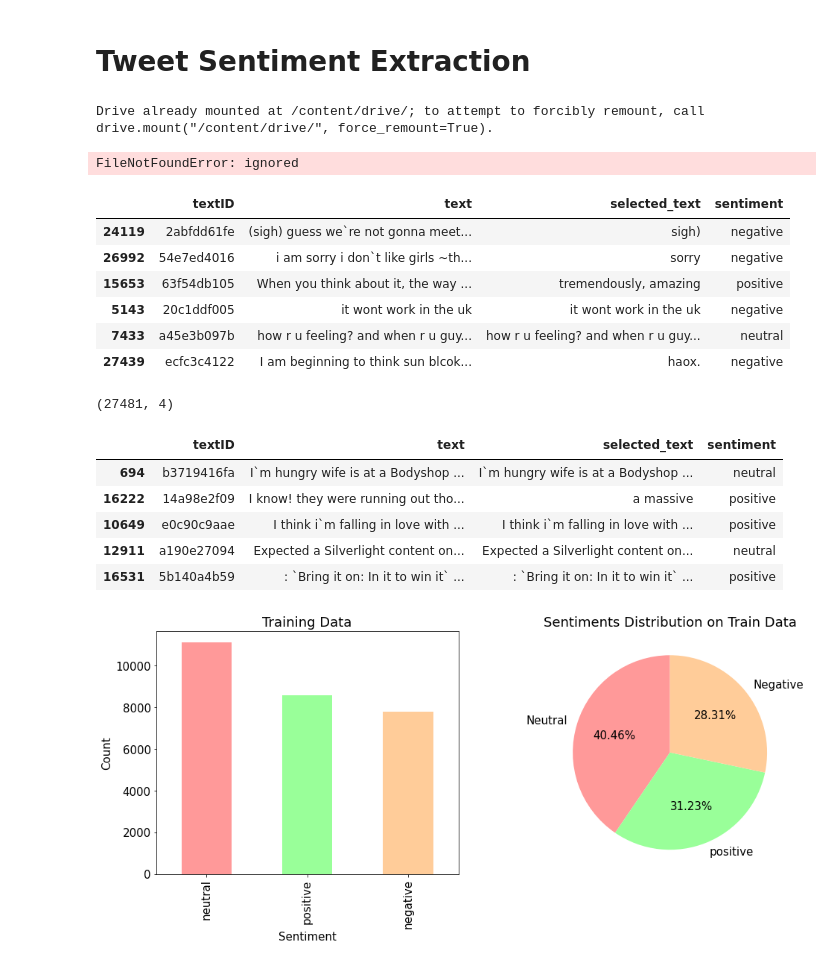
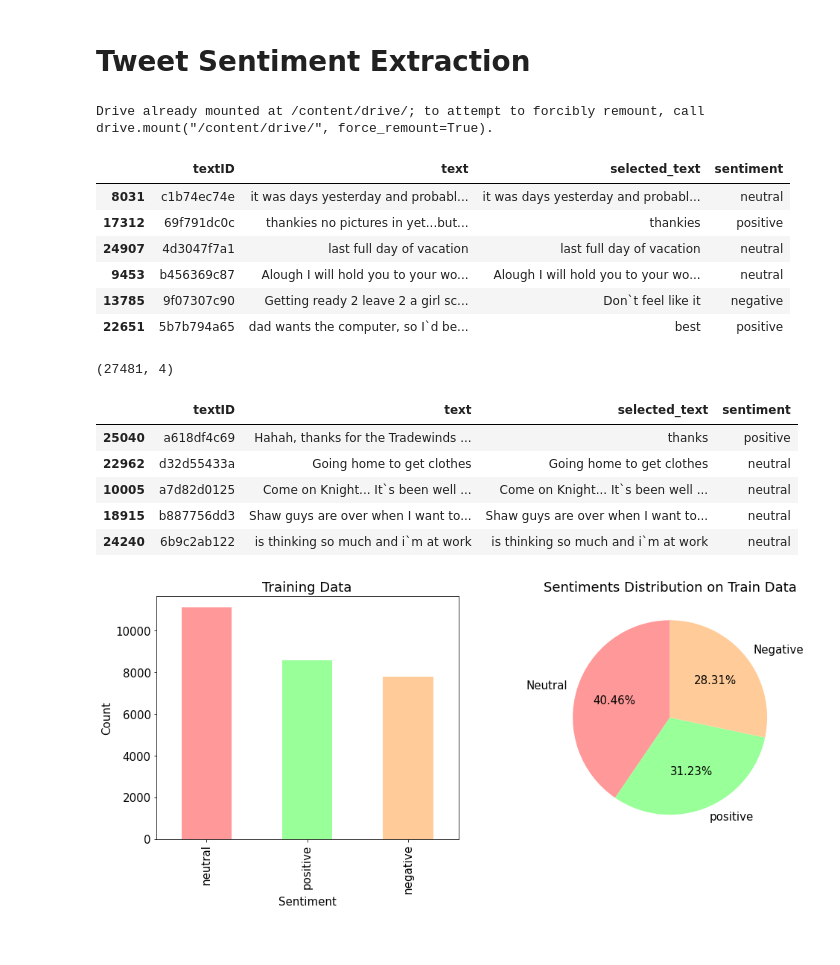
Before and after one commit to jrakhshanda/Text-Mining, a Jupyter notebook: text_mining.ipynb, the cells around one changed output. Cells and saved outputs as stored; diff of their text form; code cells hidden in the pictures.

```diff
--- a/text_mining.ipynb
+++ b/text_mining.ipynb
@@ -29,34 +29,31 @@ from torch.utils.data import Dataset, DataLoader
 # %%
 from google.colab import drive
 drive.mount('/content/drive/')
-os.chdir("https://drive.google.com/drive/u/0/my-drive")
-test = pd.read_csv('train.csv').fillna(' ')
 # %% [output]
 Drive already mounted at /content/drive/; to attempt to forcibly remount, call drive.mount("/content/drive/", force_remount=True).
-FileNotFoundError: ignored
 # %%
-df_train = pd.read_csv('train.csv').fillna(' ')
-df_test = pd.read_csv('test.csv').fillna(' ')
+df_train = pd.read_csv('/content/drive/MyDrive/train.csv',keep_default_na=False)
+df_test = pd.read_csv('/content/drive/MyDrive/test.csv',keep_default_na=False)
 df_train.sample(6)
 # %% [output]
 |  | textID | text | selected_text | sentiment |
-| 24119 | 2abfdd61fe | (sigh) guess we`re not gonna meet... | sigh) | negative |
-| 26992 | 54e7ed4016 | i am sorry i don`t like girls ~th... | sorry | negative |
-| 15653 | 63f54db105 | When you think about it, the way ... | tremendously, amazing | positive |
-| 5143 | 20c1ddf005 | it wont work in the uk | it wont work in the uk | negative |
-| 7433 | a45e3b097b | how r u feeling? and when r u guy... | how r u feeling? and when r u guy... | neutral |
-| 27439 | ecfc3c4122 | I am beginning to think sun blcok... | haox. | negative |
+| 8031 | c1b74ec74e | it was days yesterday and probabl... | it was days yesterday and probabl... | neutral |
+| 17312 | 69f791dc0c | thankies no pictures in yet...but... | thankies | positive |
+| 24907 | 4d3047f7a1 | last full day of vacation | last full day of vacation | neutral |
+| 9453 | b456369c87 | Alough I will hold you to your wo... | Alough I will hold you to your wo... | neutral |
+| 13785 | 9f07307c90 | Getting ready 2 leave 2 a girl sc... | Don`t feel like it | negative |
+| 22651 | 5b7b794a65 | dad wants the computer, so I`d be... | best | positive |
 # %%
 print(df_train.shape)
 df_train.sample(5)
 # %% [output]
 (27481, 4)
 |  | textID | text | selected_text | sentiment |
-| 694 | b3719416fa | I`m hungry wife is at a Bodyshop ... | I`m hungry wife is at a Bodyshop ... | neutral |
-| 16222 | 14a98e2f09 | I know! they were running out tho... | a massive | positive |
-| 10649 | e0c90c9aae | I think i`m falling in love with ... | I think i`m falling in love with ... | positive |
-| 12911 | a190e27094 | Expected a Silverlight content on... | Expected a Silverlight content on... | neutral |
-| 16531 | 5b140a4b59 | : `Bring it on: In it to win it` ... | : `Bring it on: In it to win it` ... | positive |
+| 25040 | a618df4c69 | Hahah, thanks for the Tradewinds ... | thanks | positive |
+| 22962 | d32d55433a | Going home to get clothes | Going home to get clothes | neutral |
+| 10005 | a7d82d0125 | Come on Knight... It`s been well ... | Come on Knight... It`s been well ... | neutral |
+| 18915 | b887756dd3 | Shaw guys are over when I want to... | Shaw guys are over when I want to... | neutral |
+| 24240 | 6b9c2ab122 | is thinking so much and i`m at work | is thinking so much and i`m at work | neutral |
 # %%
 plt.rcParams.update({'font.size': 15})
 plt.figure(figsize=(16,6))
```
Also changed, not shown: parts of 27 cells of this notebook.
